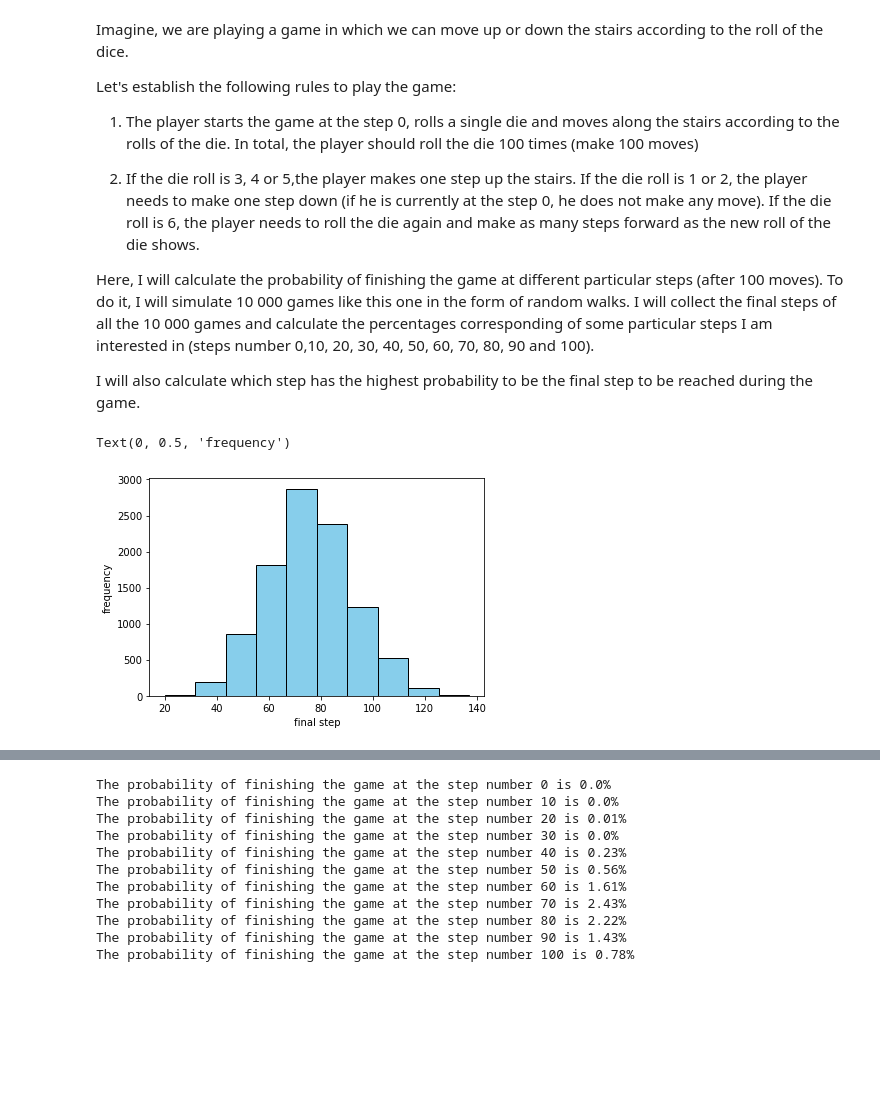
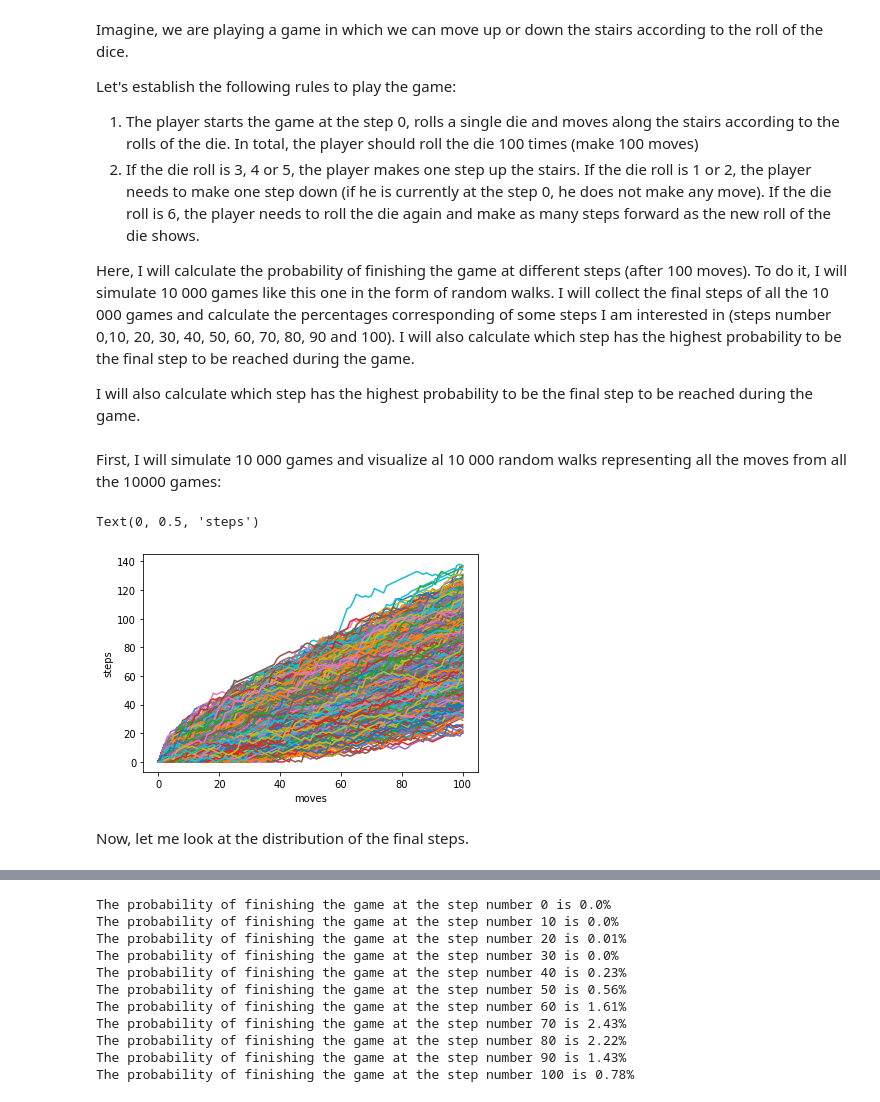
Before and after one commit to katerynalemishko/python-warm-up, a Jupyter notebook: dice-rolling/dice-roll.ipynb, the cells around one changed output, grey strips where cells are left out. Drawn from its saved outputs; the diff is of its cells as text; code cells hidden in the pictures; blank space fills up the shorter version.

```diff
--- a/dice-rolling/dice-roll.ipynb
+++ b/dice-rolling/dice-roll.ipynb
@@ -3,18 +3,15 @@ Imagine, we are playing a game in which we can move up or down the stairs accord
 
 Let's establish the following rules to play the game:
 
-1. The player starts the game at the step 0, rolls a single die and moves along the stairs according to the rolls of the die.
-   In total, the player should roll the die 100 times (make 100 moves)
+1.	The player starts the game at the step 0, rolls a single die and moves along the stairs according to the rolls of the die. In total, the player should roll the die 100 times (make 100 moves)
+2.	If the die roll is 3, 4 or 5, the player makes one step up the stairs. If the die roll is 1 or 2, the player needs to make one step down (if he is currently at the step 0, he does not make any move). If the die roll is 6, the player needs to roll the die again and make as many steps forward as the new roll of the die shows.
 
-2. If the die roll is 3, 4 or 5,the player makes one step up the stairs.
-   If the die roll is 1 or 2, the player needs to make one step down (if he is currently at the step 0, he does not make any move).
-   If the die roll is 6, the player needs to roll the die again and make as many steps forward as the new roll of the die shows.
-
-Here, I will calculate the probability of finishing the game at different particular steps  (after 100 moves).
-To do it, I will simulate 10 000 games like this one in the form of random walks. I will collect the final steps of all the 10 000 games and calculate the percentages corresponding
-of some particular steps I am interested in (steps number 0,10, 20, 30, 40, 50, 60, 70, 80, 90 and 100).
+Here, I will calculate the probability of finishing the game at different steps (after 100 moves). To do it, I will simulate 10 000 games like this one in the form of random walks. I will collect the final steps of all the 10 000 games and calculate the percentages corresponding of some steps I am interested in (steps number 0,10, 20, 30, 40, 50, 60, 70, 80, 90 and 100).
+I will also calculate which step has the highest probability to be the final step to be reached during the game.
 
 I will also calculate which step has the highest probability to be the final step to be reached during the game.
+# %% [markdown]
+First, I will simulate 10 000 games and visualize al 10 000 random walks representing all the moves from all the 10000 games:
 # %%
 # Import numpy as np
 import numpy as np
@@ -24,39 +21,37 @@ import matplotlib.pyplot as plt
 
 #Magic command to display plots
 %matplotlib inline
 
 # Set the seed
 np.random.seed(123)
 
 # Roll the dice
 dice=np.random.randint(1,7)
 
 # Simulate random walk 10 000 times
 all_walks = []   #create a list for all the steps of all the 10000 simulated random walks
 for i in range(10000) :
     random_walk = [0]   #initialize random walk
     for x in range(100) :   #100 steps for each random walk
         step = random_walk[-1]   #current step is set to the last step in the random_walk vector
         dice = np.random.randint(1,7)   #rolling the die
         if dice <= 2:   # if the die roll is 1 or 2
             step = max(0, step - 1)   # then in our random walk we need to make one step back; but we cannot go below 0 at any time
         elif dice <= 5:   #if the die roll is 3,4 or 5
             step = step + 1   #then we need to make one step forward
         else:   # if the die roll is 6
             step = step + np.random.randint(1,7)   # we roll the die again and make an amount of steps forward according to the amount of the eyes the die roll shows
         random_walk.append(step)   #adding a new step to our random walk
     all_walks.append(random_walk)   #adding each random walk to the vector all_walks
 
 # Create and plot np_aw_t
 np_aw_t = np.transpose(np.array(all_walks))   #converting all_walks to a np array and trasposing it
 
-#Selecting only the final steps of all random walks
-ends = np_aw_t[-1,:]
-
-#Plotting a histogram
-plt.hist(ends,color='skyblue',edgecolor='black')
-plt.xlabel('final step')
-plt.ylabel('frequency')
+plt.plot(np_aw_t)
+plt.xlabel('moves')
+plt.ylabel('steps')
 # %% [output]
-Text(0, 0.5, 'frequency')
+Text(0, 0.5, 'steps')
-[figure, old version]
+[figure, new version]
+# %% [markdown]
+Now, let me look at the distribution of the final steps.
```
Also changed, not shown: parts of 3 cells of this notebook, 1 other file.
